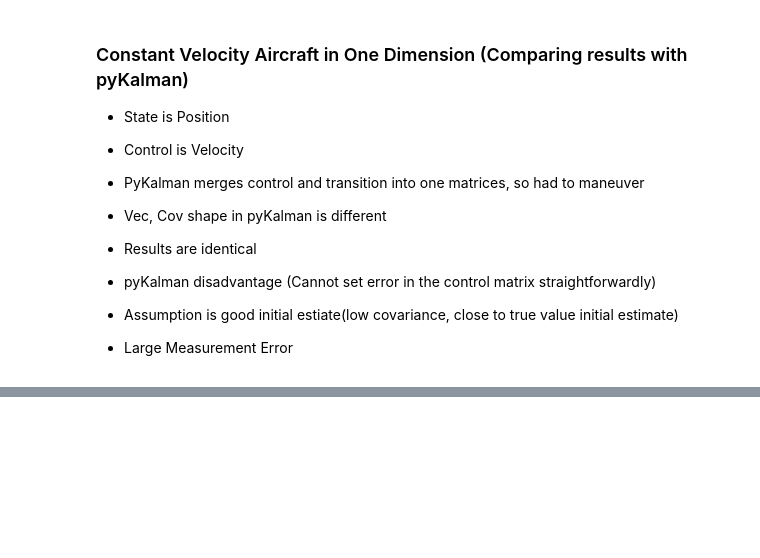
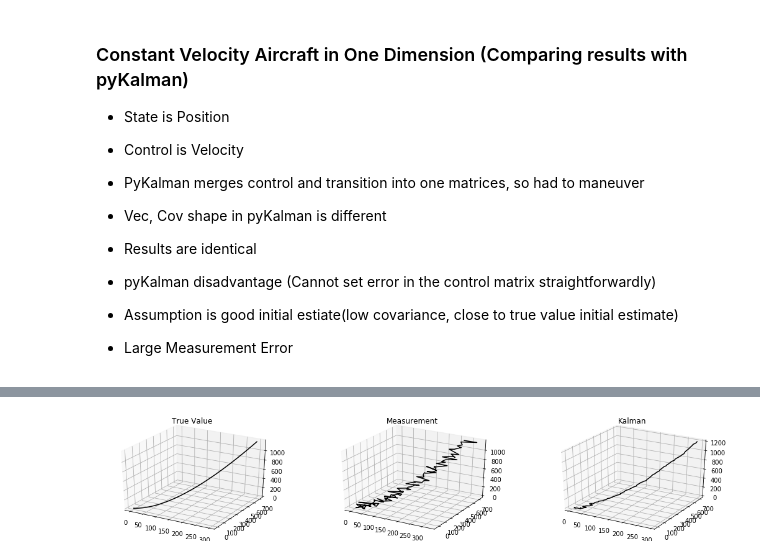
Before and after one commit to johnsoong216/trackingfilters, a Jupyter notebook: Development.ipynb, the cells around one changed output, grey strips where cells are left out. Saved outputs shown, nothing was run; the diff lists cells and outputs as text; code cells hidden in the pictures; blank space fills up the shorter version.

```diff
--- a/Development.ipynb
+++ b/Development.ipynb
@@ -535,0 +852,28 @@ res_df['KALMAN_ERROR'].mean(), res_df['KALMAN_ERROR'].std()
+# %%
+%matplotlib inline
+fig = plt.figure(figsize=(18,12))
+ax = fig.add_subplot(331, projection='3d')
+xline = np.take(true_position, indices=[0], axis=1).reshape(-1);
+yline = np.take(true_position, indices=[1], axis=1).reshape(-1);
+zline = np.take(true_position, indices=[2], axis=1).reshape(-1);
+ax.plot3D(xline, yline, zline, 'black')
+ax.set_title("True Value");
+
+ax = fig.add_subplot(332, projection='3d')
+xline = np.take(measurements, indices=[0], axis=1).reshape(-1);
+yline = np.take(measurements, indices=[1], axis=1).reshape(-1);
+zline = np.take(measurements, indices=[2], axis=1).reshape(-1);
+
+ax.plot3D(xline, yline, zline, 'black');
+ax.set_title("Measurement");
+
+ax = fig.add_subplot(333, projection='3d')
+xline = res_df['X'];
+yline = res_df['Y'];
+zline = res_df['Z'];
+
+ax.plot3D(xline, yline, zline, 'black');
+ax.set_title("Kalman");
+plt.show()
+# %% [output]
+[figure, added]
```
Also changed, not shown: parts of 42 cells of this notebook.
